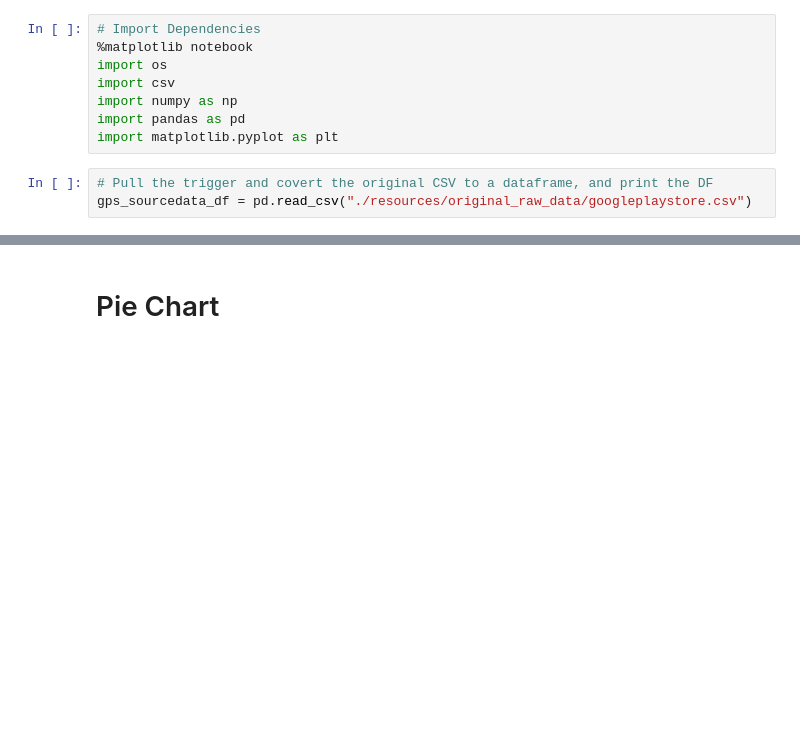
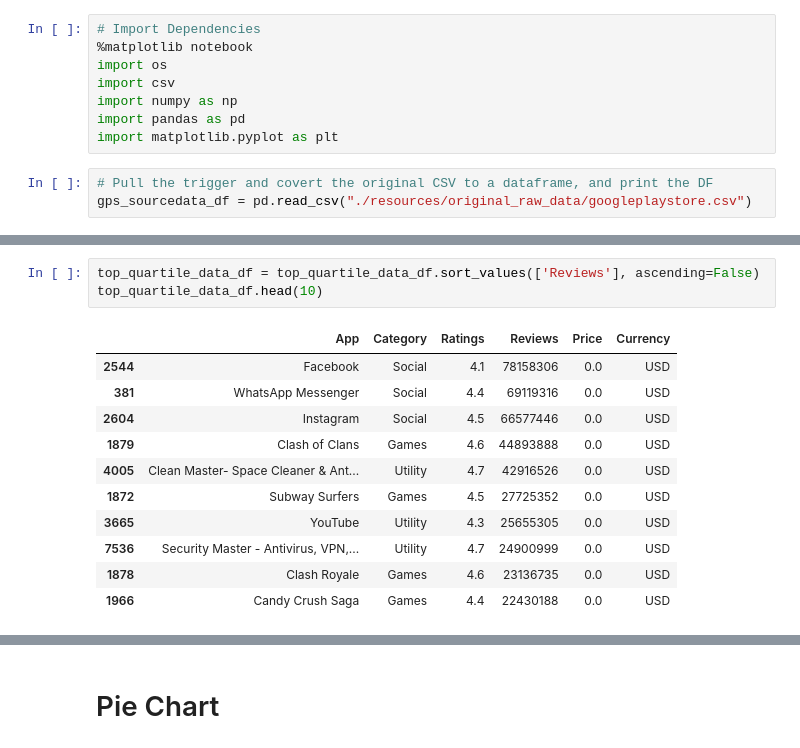
Before and after one commit to jhustles/twitterapi_app_store_ETL_analysis, a Jupyter notebook: Final_Google_PS_Code_DP.ipynb, the cells around one changed output, grey strips where cells are left out. Saved outputs shown, nothing was run; the diff lists cells and outputs as text; blank space fills up the shorter version.

```diff
--- a/Final_Google_PS_Code_DP.ipynb
+++ b/Final_Google_PS_Code_DP.ipynb
@@ -327,0 +342,15 @@ x_list
+# %%
+top_quartile_data_df = top_quartile_data_df.sort_values(['Reviews'], ascending=False)
+top_quartile_data_df.head(10)
+# %% [output]
+|  | App | Category | Ratings | Reviews | Price | Currency |
+| 2544 | Facebook | Social | 4.1 | 78158306 | 0.0 | USD |
+| 381 | WhatsApp Messenger | Social | 4.4 | 69119316 | 0.0 | USD |
+| 2604 | Instagram | Social | 4.5 | 66577446 | 0.0 | USD |
+| 1879 | Clash of Clans | Games | 4.6 | 44893888 | 0.0 | USD |
+| 4005 | Clean Master- Space Cleaner & Ant... | Utility | 4.7 | 42916526 | 0.0 | USD |
+| 1872 | Subway Surfers | Games | 4.5 | 27725352 | 0.0 | USD |
+| 3665 | YouTube | Utility | 4.3 | 25655305 | 0.0 | USD |
+| 7536 | Security Master - Antivirus, VPN,... | Utility | 4.7 | 24900999 | 0.0 | USD |
+| 1878 | Clash Royale | Games | 4.6 | 23136735 | 0.0 | USD |
+| 1966 | Candy Crush Saga | Games | 4.4 | 22430188 | 0.0 | USD |
```
Also changed, not shown: parts of 63 cells of this notebook, 5 other files.
